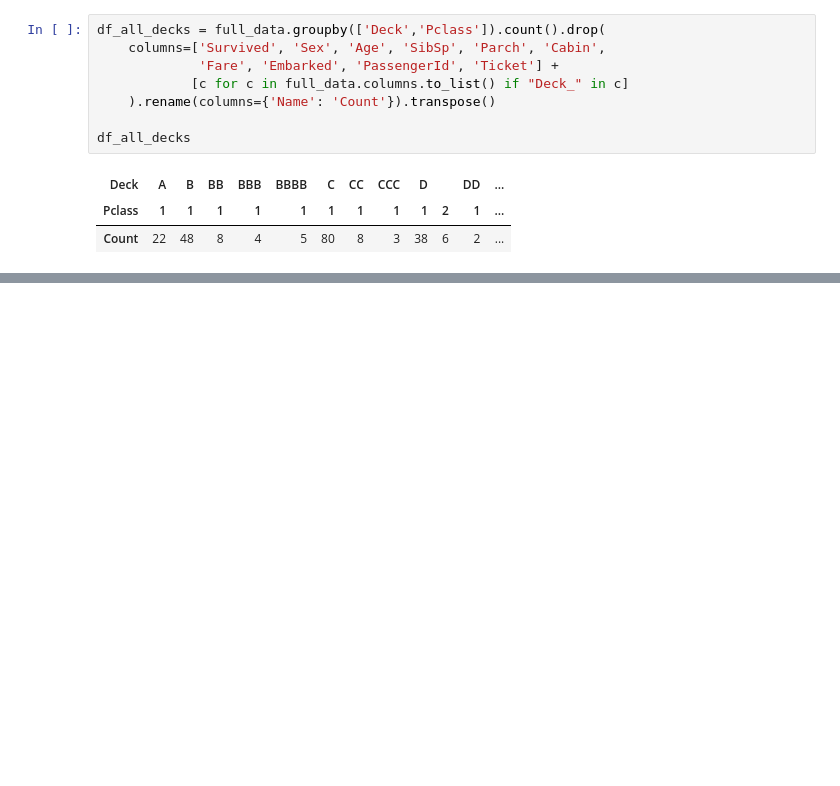
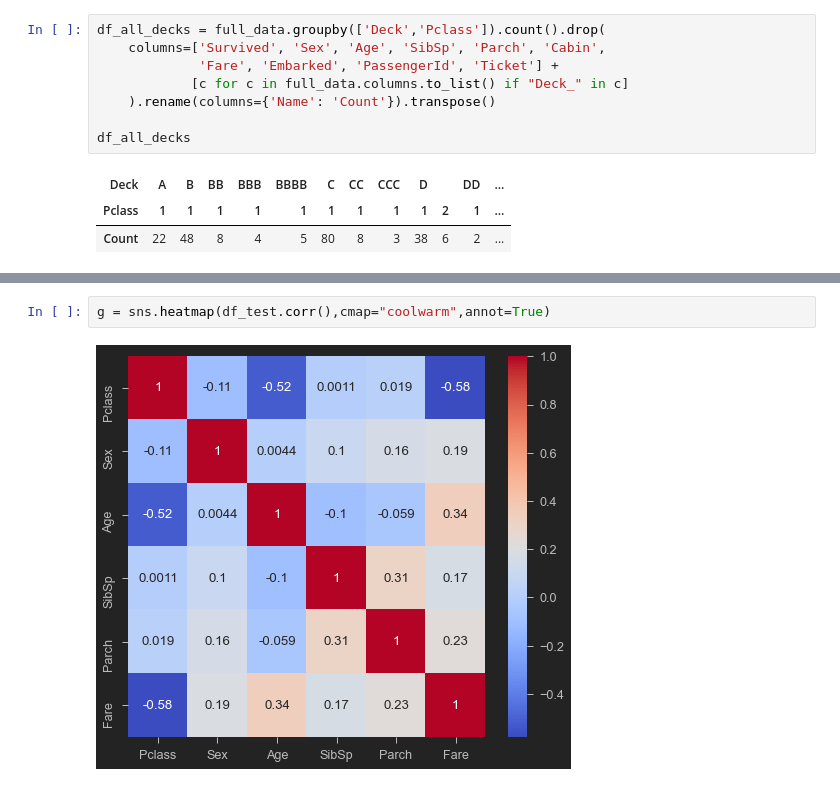
Before and after one commit to henrylao/kaggle-titanic, a Jupyter notebook: kaggle-titanic-notebook.ipynb, the cells around one changed output, grey strips where cells are left out. Drawn from its saved outputs; the diff is of its cells as text; blank space fills up the shorter version.

```diff
--- a/kaggle-titanic-notebook.ipynb
+++ b/kaggle-titanic-notebook.ipynb
@@ -1160,0 +1417,4 @@ Upon deeper inspection, we can see that cabins A,B & C all contain 1st class pas
+# %%
+g = sns.heatmap(df_test.corr(),cmap="coolwarm",annot=True)
+# %% [output]
+[figure, added]
```
Also changed, not shown: parts of 38 cells of this notebook.
